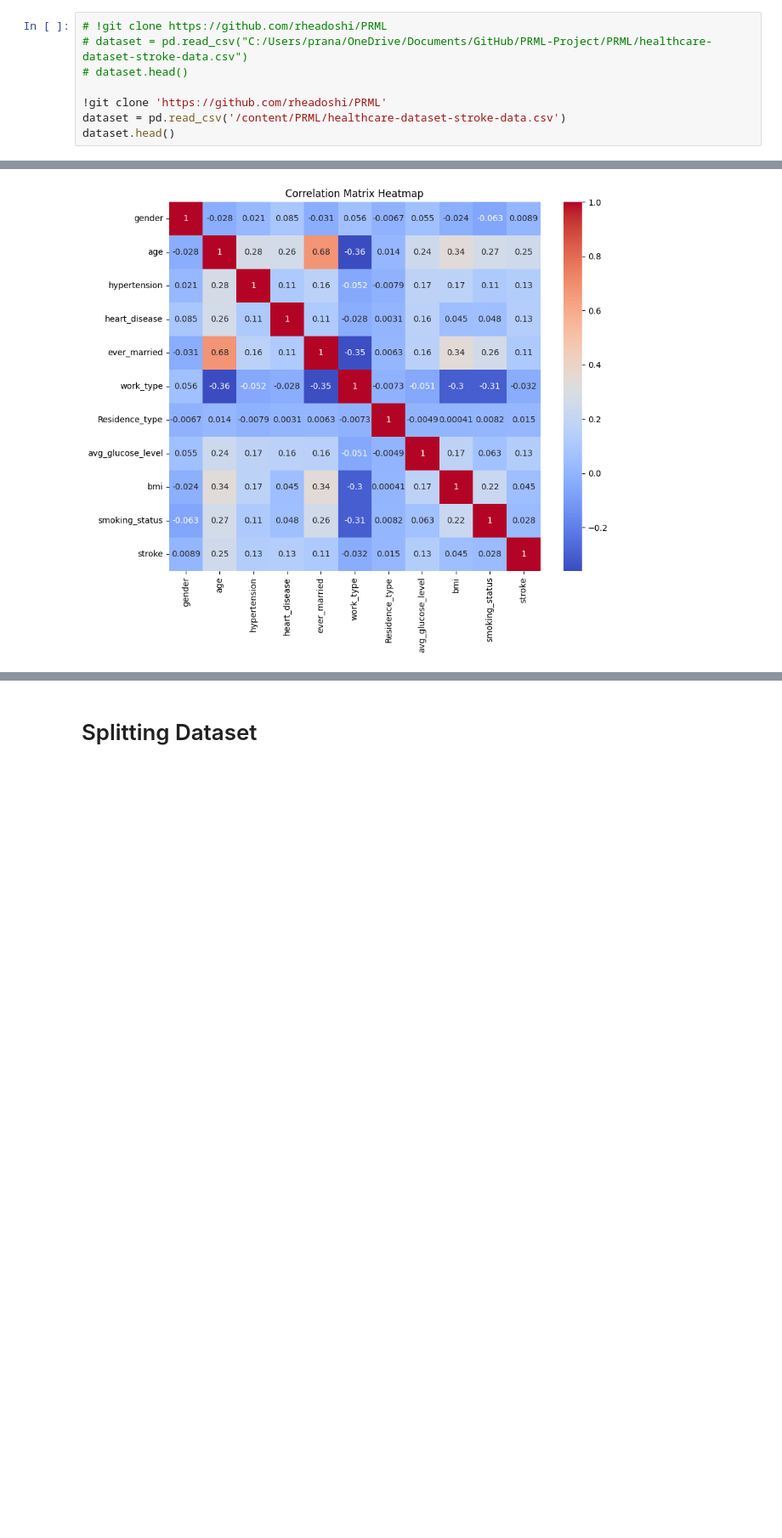
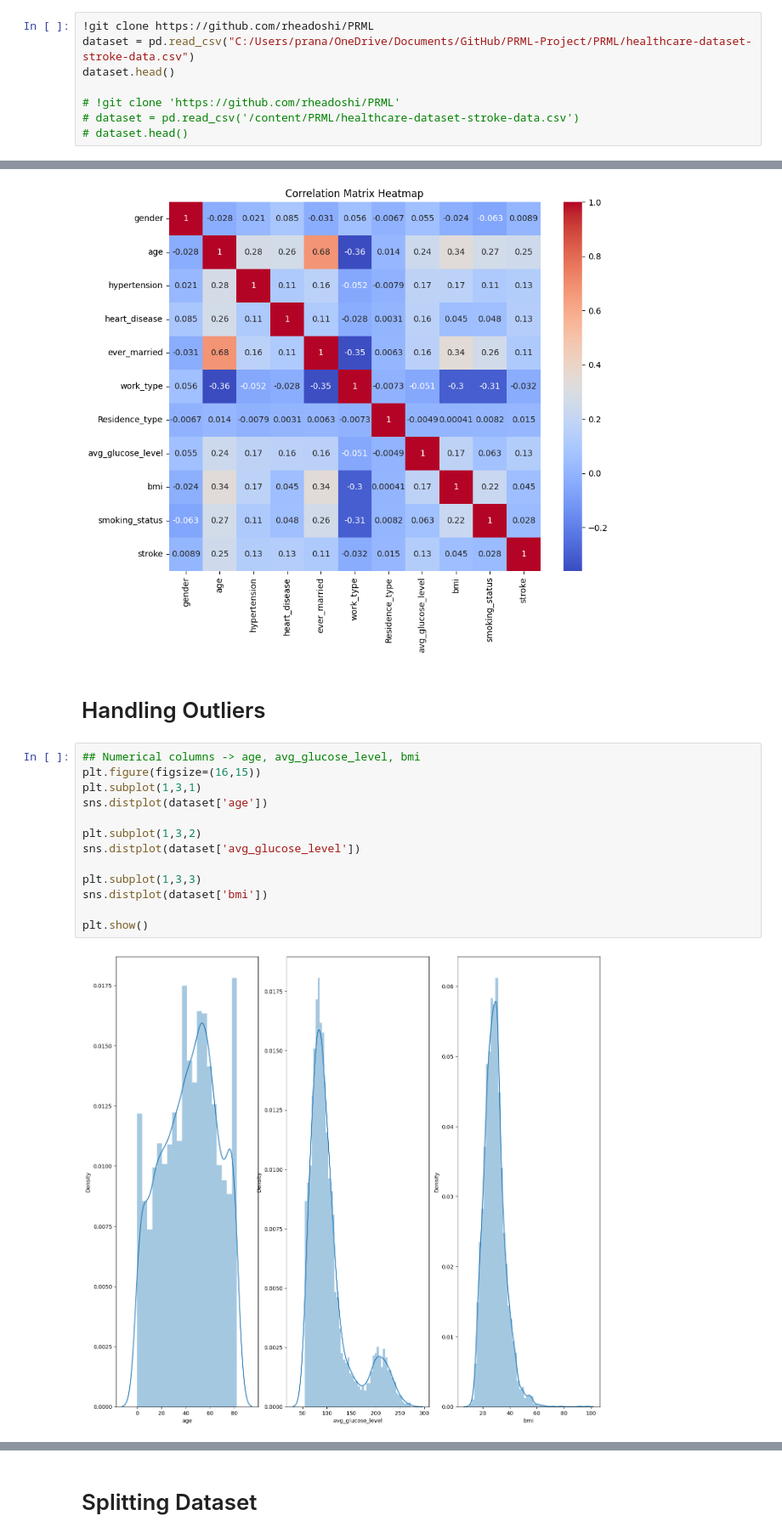
Before and after one commit to rheadoshi/PRML-Project, a Jupyter notebook: Project_PRML.ipynb, the cells around one changed output, grey strips where cells are left out. Shown: that part at 85% size. Saved outputs shown, nothing was run; the diff lists cells and outputs as text; blank space fills up the shorter version.

Commit message:
Handled Outliers

```diff
--- a/Project_PRML.ipynb
+++ b/Project_PRML.ipynb
@@ -8,13 +8,13 @@ from sklearn.metrics import accuracy_score, precision_score, recall_score, f1_sc
 import warnings
 warnings.filterwarnings('ignore')
 # %%
-# !git clone https://github.com/rheadoshi/PRML
-# dataset = pd.read_csv("C:/Users/prana/OneDrive/Documents/GitHub/PRML-Project/PRML/healthcare-dataset-stroke-data.csv")
+!git clone https://github.com/rheadoshi/PRML
+dataset = pd.read_csv("C:/Users/prana/OneDrive/Documents/GitHub/PRML-Project/PRML/healthcare-dataset-stroke-data.csv")
+dataset.head()
+
+# !git clone 'https://github.com/rheadoshi/PRML'
+# dataset = pd.read_csv('/content/PRML/healthcare-dataset-stroke-data.csv')
 # dataset.head()
-
-!git clone 'https://github.com/rheadoshi/PRML'
-dataset = pd.read_csv('/content/PRML/healthcare-dataset-stroke-data.csv')
-dataset.head()
 # %% [output]
 fatal: destination path 'PRML' already exists and is not an empty directory.
 |  | id | gender | age | hypertension | heart_disease | ever_married | work_type | Residence_type | ... |
@@ -179,3 +179,20 @@ plt.title('Correlation Matrix Heatmap')
 plt.show()
 # %% [output]
 [figure]
+# %% [markdown]
+# Handling Outliers
+# %%
+## Numerical columns -> age, avg_glucose_level, bmi
+plt.figure(figsize=(16,15))
+plt.subplot(1,3,1)
+sns.distplot(dataset['age'])
+
+plt.subplot(1,3,2)
+sns.distplot(dataset['avg_glucose_level'])
+
+plt.subplot(1,3,3)
+sns.distplot(dataset['bmi'])
+
+plt.show()
+# %% [output]
+[figure, added]
```
Also changed, not shown: parts of 8 cells of this notebook.
